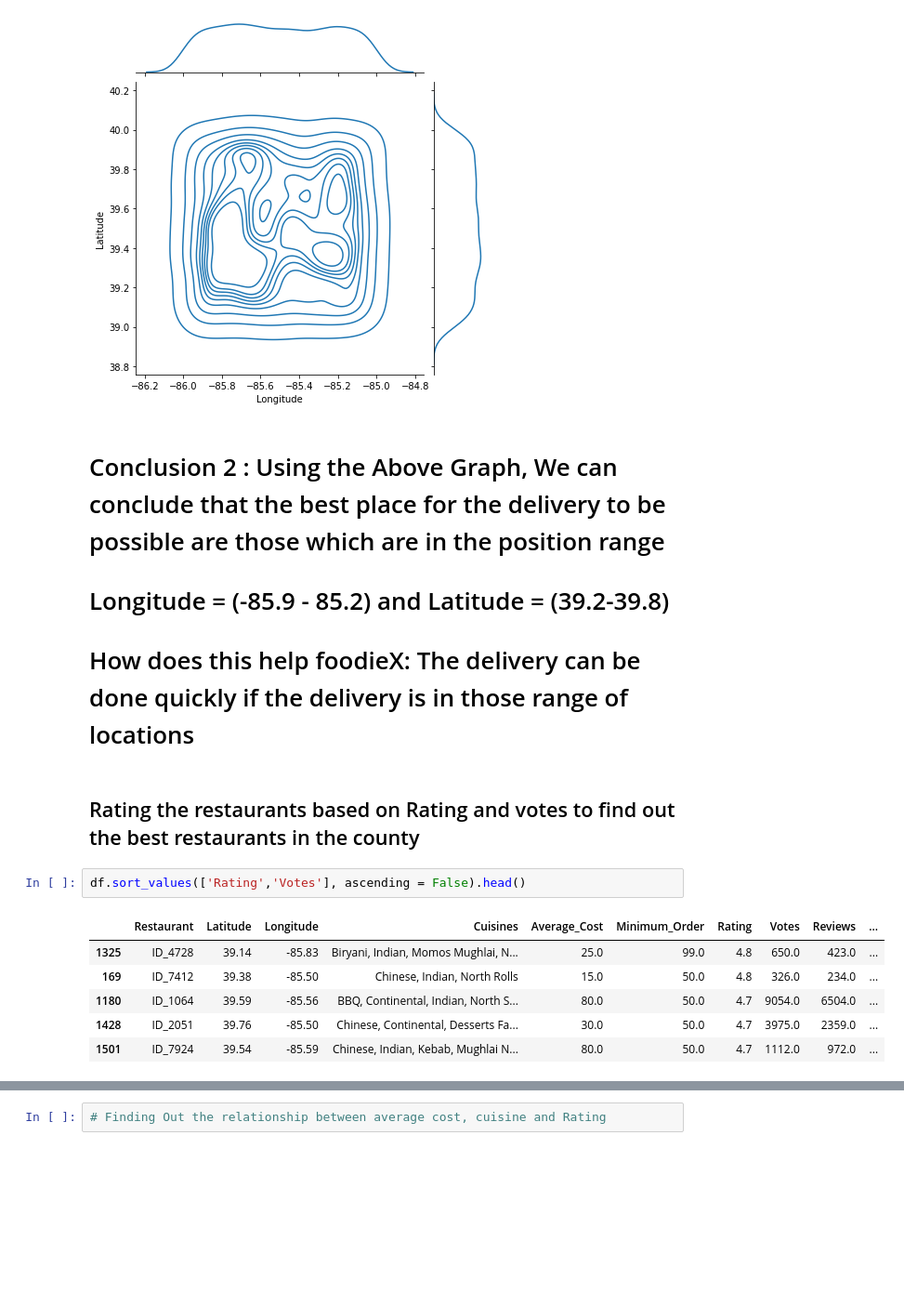
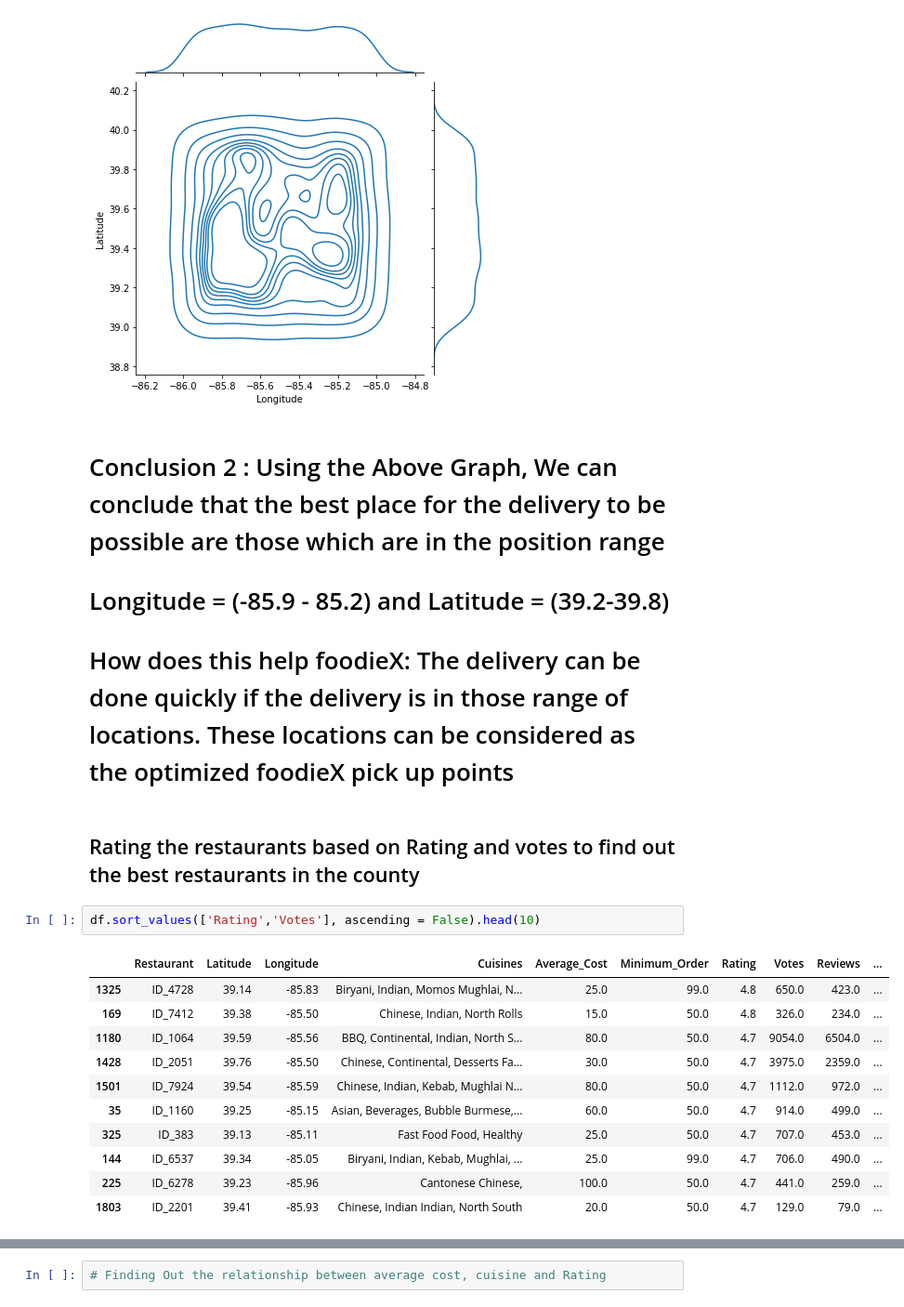
Before and after one commit to nityaranjan22/Xtern_Submission_DS, a Jupyter notebook: Xtern_data_science.ipynb, the cells around one changed output, grey strips where cells are left out. Shown at 93% size. Drawn from its saved outputs; the diff is of its cells as text; blank space fills up the shorter version.

```diff
--- a/Xtern_data_science.ipynb
+++ b/Xtern_data_science.ipynb
@@ -156,16 +156,21 @@ sns.jointplot(x='Longitude', y='Latitude', data=df, kind='kde')
 # %% [markdown]
 # Conclusion 2 : Using the Above Graph, We can conclude that the best place for the delivery to be possible are those which are in the position range
 # Longitude = (-85.9 - 85.2) and Latitude = (39.2-39.8)
-# How does this help foodieX: The delivery can be done quickly if the delivery is in those range of locations
+# How does this help foodieX: The delivery can be done quickly if the delivery is in those range of locations. These locations can be considered as the optimized foodieX pick up points
 # %% [markdown]
 ## Rating the restaurants based on Rating and votes to find out the best restaurants in the county
 # %%
-df.sort_values(['Rating','Votes'], ascending = False).head()
+df.sort_values(['Rating','Votes'], ascending = False).head(10)
 # %% [output]
 |  | Restaurant | Latitude | Longitude | Cuisines | Average_Cost | Minimum_Order | Rating | Votes | Reviews | ... |
 | 1325 | ID_4728 | 39.14 | -85.83 | Biryani, Indian, Momos Mughlai, N... | 25.0 | 99.0 | 4.8 | 650.0 | 423.0 | ... |
 | 169 | ID_7412 | 39.38 | -85.50 | Chinese, Indian, North Rolls | 15.0 | 50.0 | 4.8 | 326.0 | 234.0 | ... |
 | 1180 | ID_1064 | 39.59 | -85.56 | BBQ, Continental, Indian, North S... | 80.0 | 50.0 | 4.7 | 9054.0 | 6504.0 | ... |
 | 1428 | ID_2051 | 39.76 | -85.50 | Chinese, Continental, Desserts Fa... | 30.0 | 50.0 | 4.7 | 3975.0 | 2359.0 | ... |
 | 1501 | ID_7924 | 39.54 | -85.59 | Chinese, Indian, Kebab, Mughlai N... | 80.0 | 50.0 | 4.7 | 1112.0 | 972.0 | ... |
+| 35 | ID_1160 | 39.25 | -85.15 | Asian, Beverages, Bubble Burmese,... | 60.0 | 50.0 | 4.7 | 914.0 | 499.0 | ... |
+| 325 | ID_383 | 39.13 | -85.11 | Fast Food Food, Healthy | 25.0 | 50.0 | 4.7 | 707.0 | 453.0 | ... |
+| 144 | ID_6537 | 39.34 | -85.05 | Biryani, Indian, Kebab, Mughlai, ... | 25.0 | 99.0 | 4.7 | 706.0 | 490.0 | ... |
+| 225 | ID_6278 | 39.23 | -85.96 | Cantonese Chinese, | 100.0 | 50.0 | 4.7 | 441.0 | 259.0 | ... |
+| 1803 | ID_2201 | 39.41 | -85.93 | Chinese, Indian Indian, North South | 20.0 | 50.0 | 4.7 | 129.0 | 79.0 | ... |
 # %% [markdown]
```
Also changed, not shown: parts of 8 cells of this notebook.
